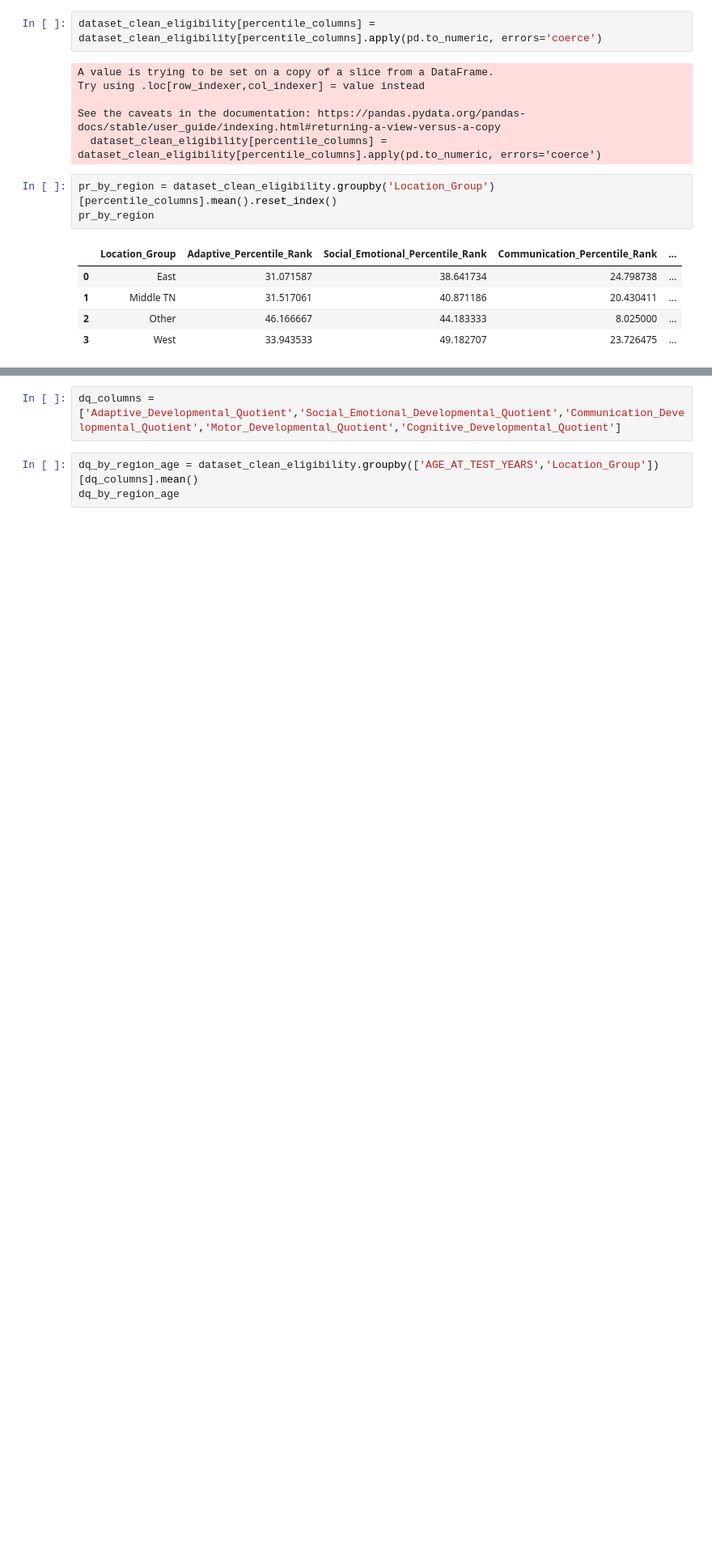
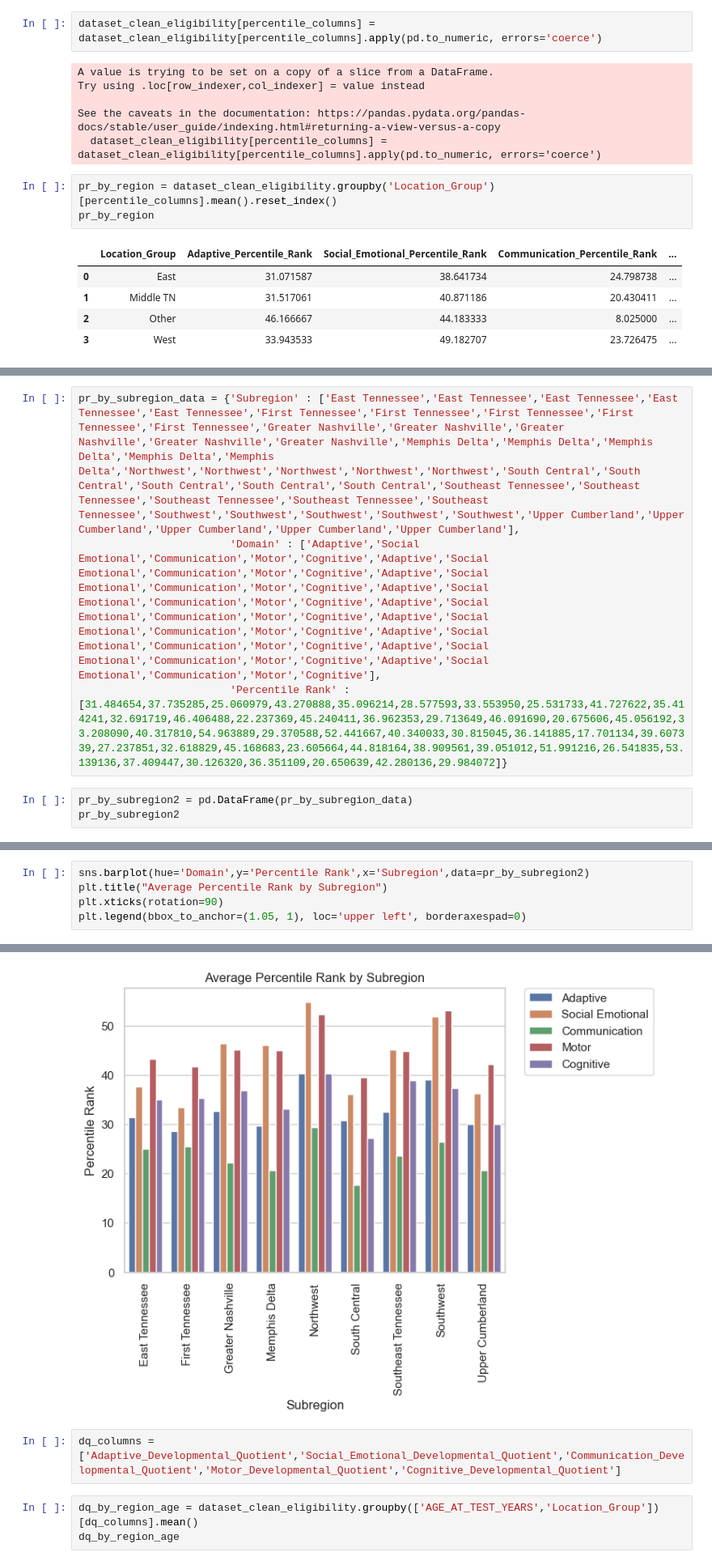
Before and after one commit to NSS-Data-Analytics-Cohort-10/teis-concat-dog, a Jupyter notebook: notebooks/teis_new.ipynb, the cells around one changed output, grey strips where cells are left out. Shown at 81% size. Cells and saved outputs as stored; diff of their text form; blank space fills up the shorter version.

```diff
--- a/notebooks/teis_new.ipynb
+++ b/notebooks/teis_new.ipynb
@@ -134,3 +166,10 @@ pr_by_subregion
 | 6 | Southeast Tennessee | 32.618829 | 45.168683 | 23.605664 | ... |
 | 7 | Southwest | 39.051012 | 51.991216 | 26.541835 | ... |
 | 8 | Upper Cumberland | 30.126320 | 36.351109 | 20.650639 | ... |
+# %%
+pr_by_subregion_data = {'Subregion' : ['East Tennessee','East Tennessee','East Tennessee','East Tennessee','East Tennessee','First Tennessee','First Tennessee','First Tennessee','First Tennessee','First Tennessee','Greater Nashville','Greater Nashville','Greater Nashville','Greater Nashville','Greater Nashville','Memphis Delta','Memphis Delta','Memphis Delta','Memphis Delta','Memphis Delta','Northwest','Northwest','Northwest','Northwest','Northwest','South Central','South Central','South Central','South Central','South Central','Southeast Tennessee','Southeast Tennessee','Southeast Tennessee','Southeast Tennessee','Southeast Tennessee','Southwest','Southwest','Southwest','Southwest','Southwest','Upper Cumberland','Upper Cumberland','Upper Cumberland','Upper Cumberland','Upper Cumberland'],
+                        'Domain' : ['Adaptive','Social Emotional','Communication','Motor','Cognitive','Adaptive','Social Emotional','Communication','Motor','Cognitive','Adaptive','Social Emotional','Communication','Motor','Cognitive','Adaptive','Social Emotional','Communication','Motor','Cognitive','Adaptive','Social Emotional','Communication','Motor','Cognitive','Adaptive','Social Emotional','Communication','Motor','Cognitive','Adaptive','Social Emotional','Communication','Motor','Cognitive','Adaptive','Social Emotional','Communication','Motor','Cognitive','Adaptive','Social Emotional','Communication','Motor','Cognitive'],
+                        'Percentile Rank' : [31.484654,37.735285,25.060979,43.270888,35.096214,28.577593,33.553950,25.531733,41.727622,35.414241,32.691719,46.406488,22.237369,45.240411,36.962353,29.713649,46.091690,20.675606,45.056192,33.208090,40.317810,54.963889,29.370588,52.441667,40.340033,30.815045,36.141885,17.701134,39.607339,27.237851,32.618829,45.168683,23.605664,44.818164,38.909561,39.051012,51.991216,26.541835,53.139136,37.409447,30.126320,36.351109,20.650639,42.280136,29.984072]}
+# %%
+pr_by_subregion2 = pd.DataFrame(pr_by_subregion_data)
+pr_by_subregion2
@@ -136,0 +194,6 @@ pr_by_subregion
+# %%
+sns.barplot(hue='Domain',y='Percentile Rank',x='Subregion',data=pr_by_subregion2)
+plt.title("Average Percentile Rank by Subregion")
+plt.xticks(rotation=90)
+plt.legend(bbox_to_anchor=(1.05, 1), loc='upper left', borderaxespad=0)
+# %% [output]
@@ -137,3 +201,4 @@ pr_by_subregion
+[figure, added]
 # %%
 dq_columns = ['Adaptive_Developmental_Quotient','Social_Emotional_Developmental_Quotient','Communication_Developmental_Quotient','Motor_Developmental_Quotient','Cognitive_Developmental_Quotient']
 # %%
```
Also changed, not shown: parts of 14 cells of this notebook.
